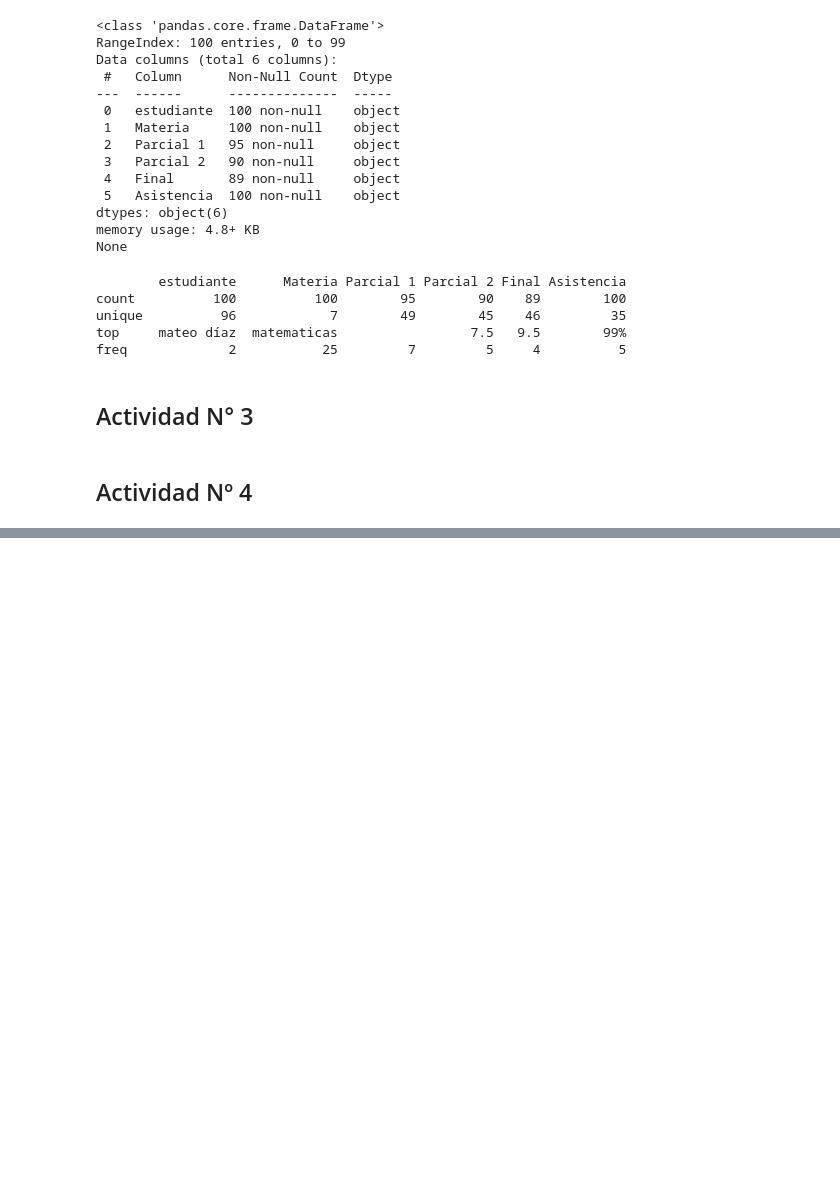
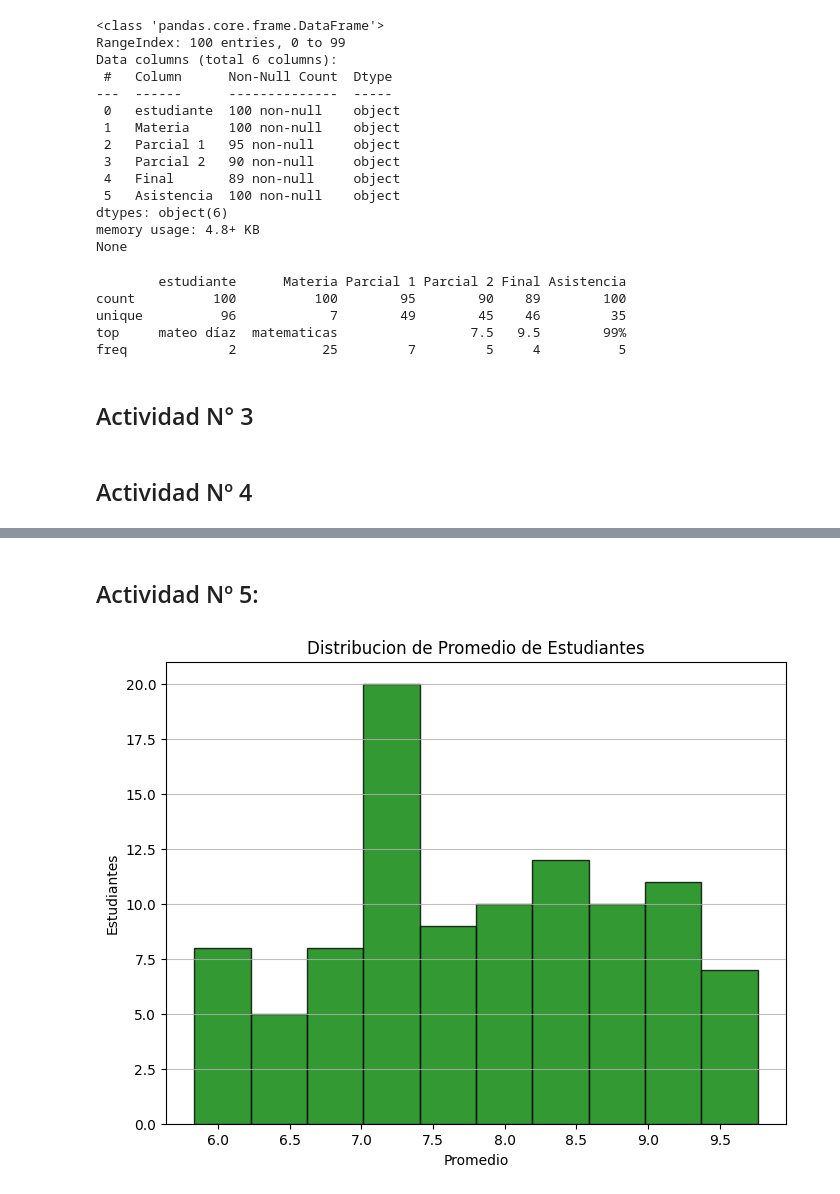
Before and after one commit to CristianSerrano25/tlp3_modelo_examen_parcial_serrano_cristian, a Jupyter notebook: main.ipynb, the cells around one changed output, grey strips where cells are left out. Saved outputs shown, nothing was run; the diff lists cells and outputs as text; code cells hidden in the pictures; blank space fills up the shorter version.

```diff
--- a/main.ipynb
+++ b/main.ipynb
@@ -103,18 +103,20 @@ freq             2           25         7         5     4          5
 # %% [markdown]
 ## Actividad N° 3
 # %%
-# Se convierte en formato titulo el valor de estudiante.
-df["estudiante"] = df["estudiante"].str.title()
+# Se convierte en formato titulo los valores de estudiante y materia.
+# Se asegura que las columnas sean de tipo string antes de aplicar el método .str.title().
+df["estudiante"] = df["estudiante"].astype(str).str.title()
+df["Materia"] = df["Materia"].astype(str).str.title()
 
-# Se convierte a numerico las columnas de calificaciones y se reemplaza los valores no numerocos con NaN.
+# Se convierte a numerico las columnas de calificaciones y se reemplaza los valores no numericos con NaN.
 # Ademas se reemplazan los valores NaN por la mediana de cada columna.
 for col in ["Parcial 1", "Parcial 2", "Final"]:
     df[col] = pd.to_numeric(df[col], errors="coerce")
     df[col] = df[col].fillna(df[col].median())
 
-# Se convierte a numerico la columna de asistencia , se elimina simbolo "%" y se reemplaza errores con NaN .
+# Se convierte a numerico la columna de asistencia, se elimina simbolo "%" y se reemplaza errores con NaN.
 # Ademas se reemplazan los valores NaN por 0 y se limita el rango de asistencia entre 0 y 100.
-df["Asistencia"] = pd.to_numeric(df["Asistencia"].str.replace('%', '', regex=False), errors="coerce")
+df["Asistencia"] = pd.to_numeric(df["Asistencia"].astype(str).str.replace('%', '', regex=False), errors="coerce")
 df["Asistencia"] = df["Asistencia"].fillna(0).clip(0, 100)
 # %% [markdown]
 ## Actividad Nº 4
@@ -147,0 +165,7 @@ max      9.900000    9.900000    9.900000  100.000000
+# %%
+# Se agrega una columna 'Promedio' que calcula la media de las calificaciones de cada estudiante
+df["Promedio"] = df[["Parcial 1", "Parcial 2", "Final"]].mean(axis=1)
+
+# Se procede a calcular la nota promedio por materia
+print("Nota promedio por materia:")
+print(df.groupby("Materia")["Promedio"].mean().round(2)) # Muestra la media de las calificaciones por materia.
@@ -147,0 +183,13 @@ max      9.900000    9.900000    9.900000  100.000000
+# %% [markdown]
+## Actividad Nº 5:
+# %%
+# El histograma muestra la distribucion de las calificaciones de los estudiantes.
+plt.figure(figsize=(8,6))
+plt.hist(df["Promedio"], bins=10, color= "green" , edgecolor="black", alpha=0.8)
+plt.title("Distribucion de Promedio de Estudiantes")
+plt.xlabel("Promedio")
+plt.ylabel("Estudiantes")
+plt.grid(axis="y", alpha=0.8)
+plt.show() # Muestra el histograma de la distribucion de las calificaciones de los estudiantes.
+# %% [output]
+[figure, added]
```
Also changed, not shown: parts of 8 cells of this notebook, 1 other file.
